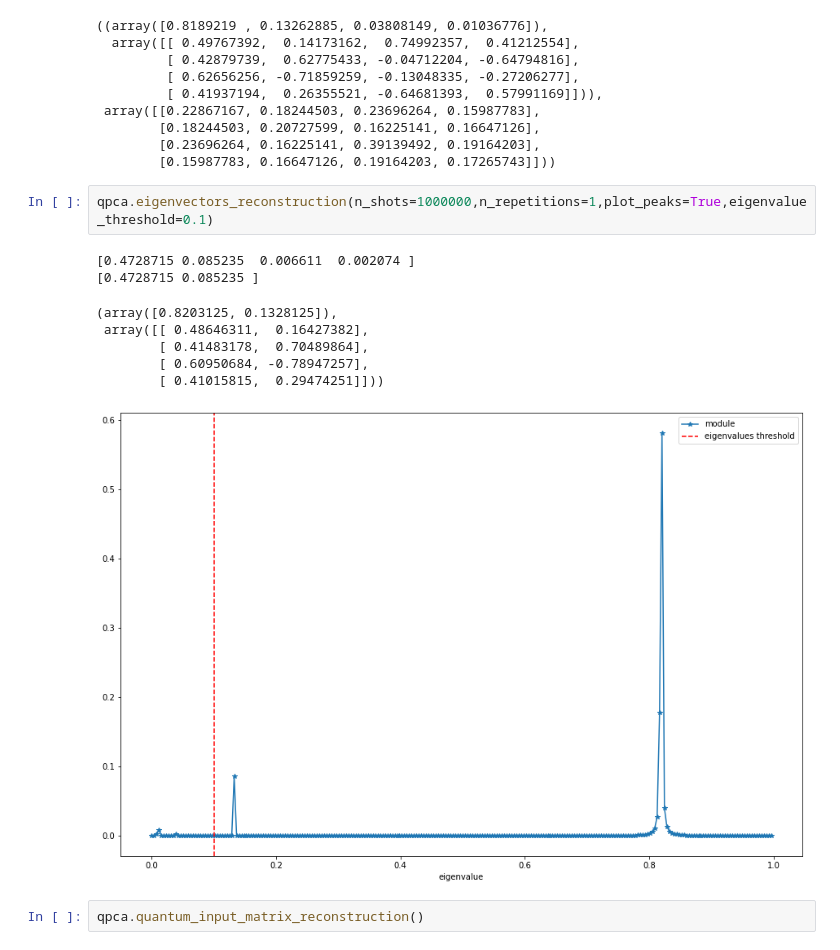
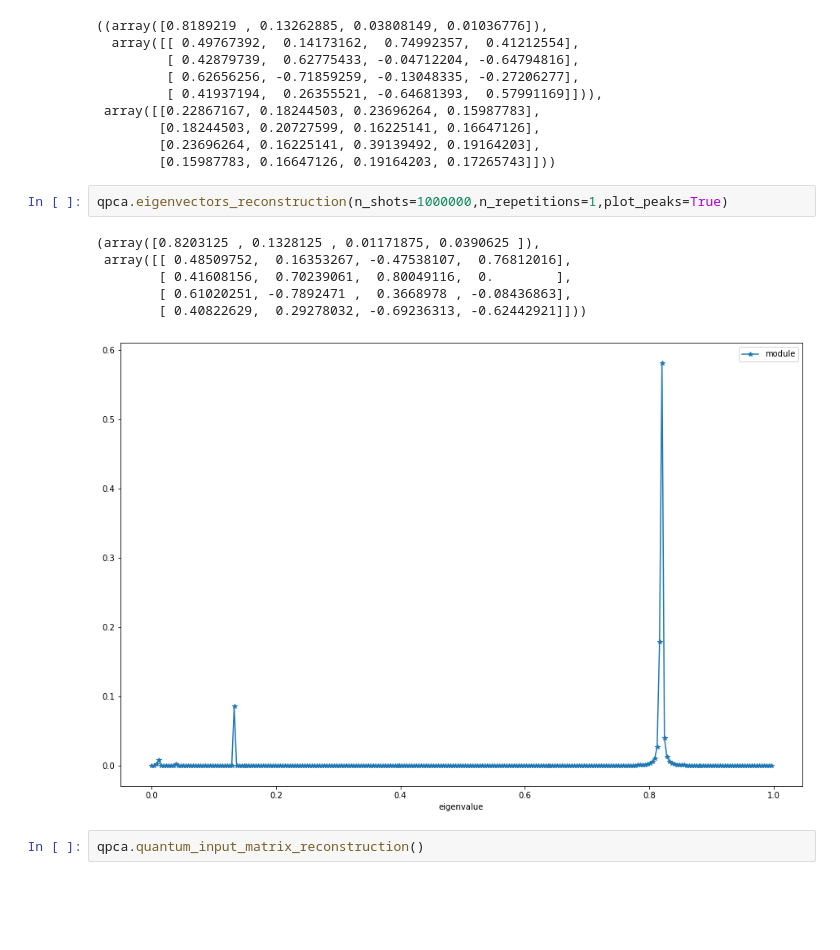
Before and after one commit to PolnareffPark/QuPCA, a Jupyter notebook: class_usability.ipynb, the cells around one changed output. Cells and saved outputs as stored; diff of their text form; blank space fills up the shorter version.

```diff
--- a/class_usability.ipynb
+++ b/class_usability.ipynb
@@ -92,16 +92,14 @@ np.linalg.eig(qpca.input_matrix),qpca.input_matrix
         [0.23696264, 0.16225141, 0.39139492, 0.19164203],
         [0.15987783, 0.16647126, 0.19164203, 0.17265743]]))
 # %%
-qpca.eigenvectors_reconstruction(n_shots=1000000,n_repetitions=1,plot_peaks=True,eigenvalue_threshold=0.1)
+qpca.eigenvectors_reconstruction(n_shots=1000000,n_repetitions=1,plot_peaks=True)
 # %% [output]
-[0.4728715 0.085235  0.006611  0.002074 ]
-[0.4728715 0.085235 ]
+(array([0.8203125 , 0.1328125 , 0.01171875, 0.0390625 ]),
+ array([[ 0.48509752,  0.16353267, -0.47538107,  0.76812016],
+        [ 0.41608156,  0.70239061,  0.80049116,  0.        ],
+        [ 0.61020251, -0.7892471 ,  0.3668978 , -0.08436863],
+        [ 0.40822629,  0.29278032, -0.69236313, -0.62442921]]))
-(array([0.8203125, 0.1328125]),
- array([[ 0.48646311,  0.16427382],
-        [ 0.41483178,  0.70489864],
-        [ 0.60950684, -0.78947257],
-        [ 0.41015815,  0.29474251]]))
-[figure, old version]
+[figure, new version]
 # %%
 qpca.quantum_input_matrix_reconstruction()
 # %% [output]
```
Also changed, not shown: parts of 3 cells of this notebook.
